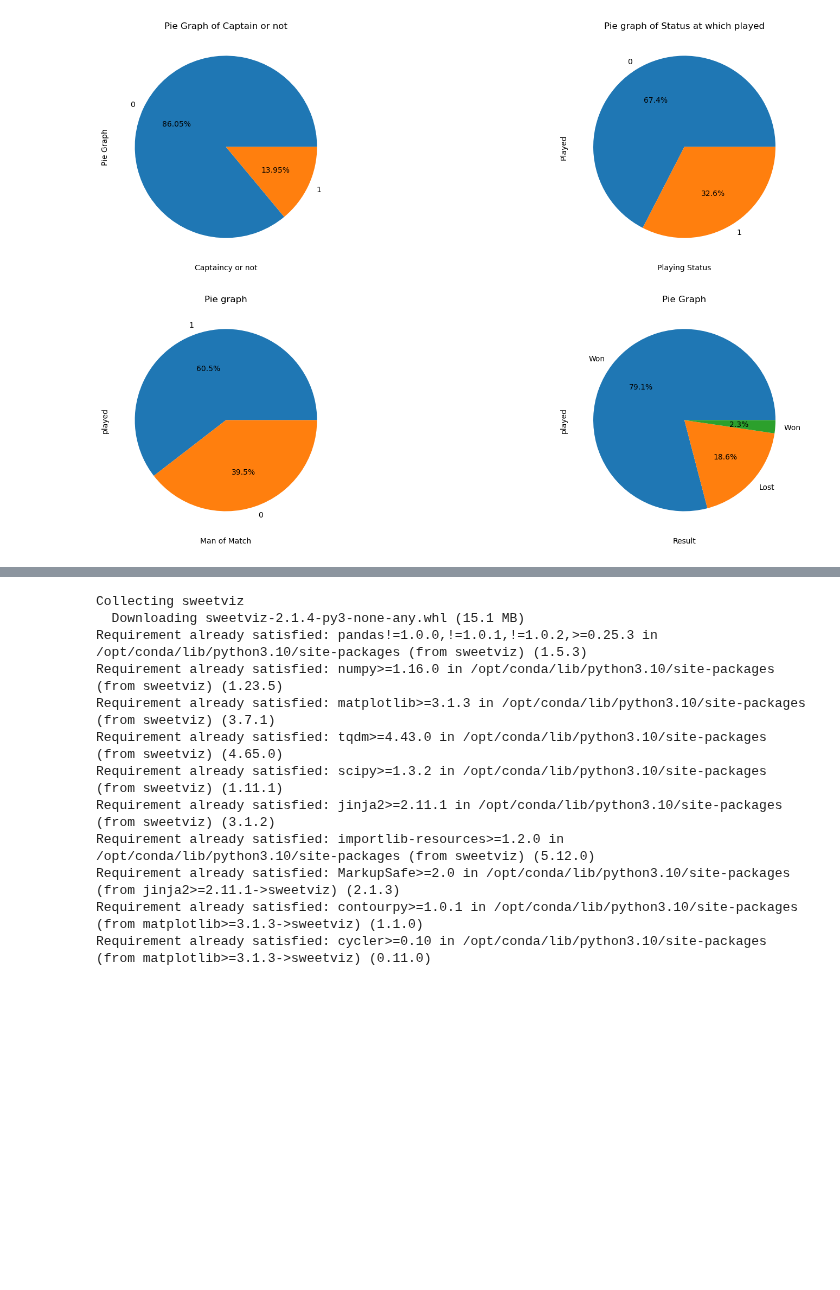
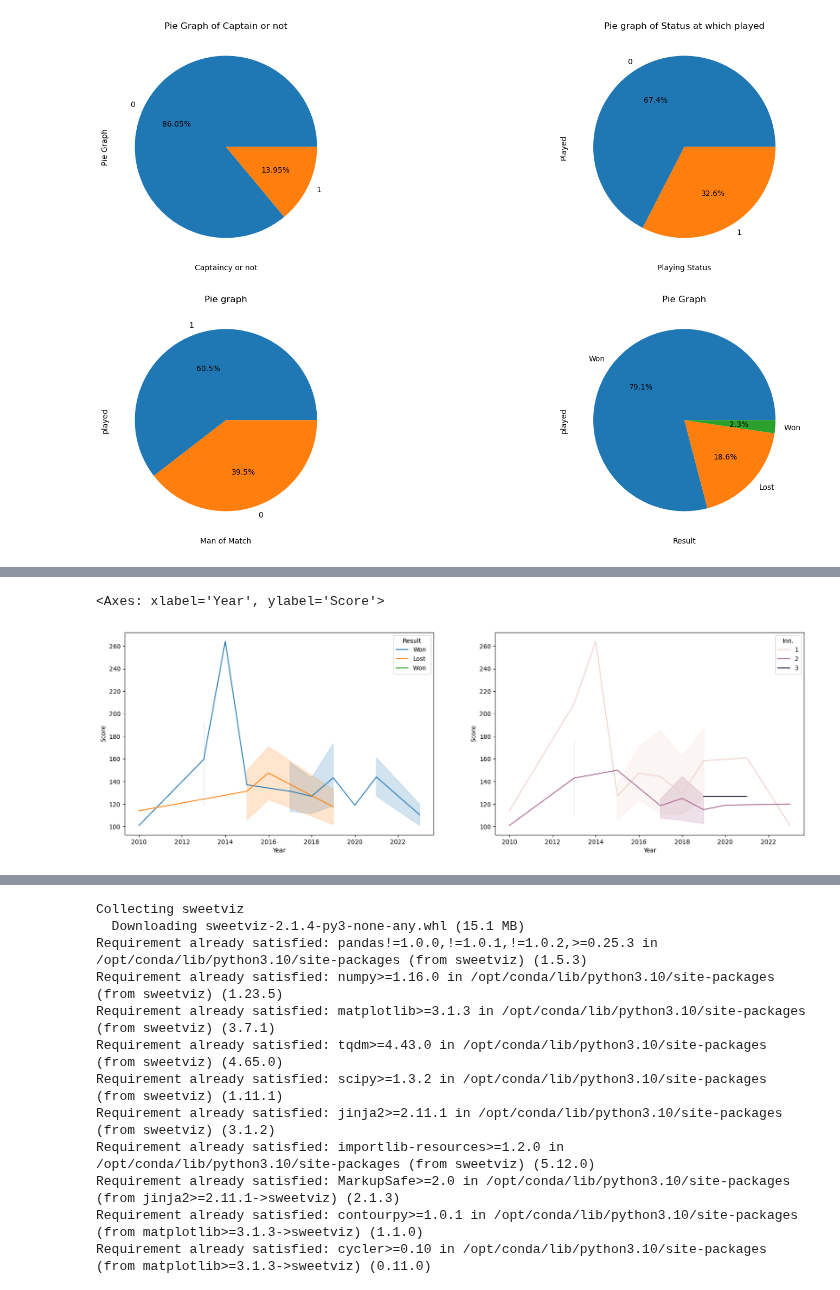
Before and after one commit to ShubhamGupta2505/Dataset-Analysis-Visualization, a Jupyter notebook: notebook83594b1fa3.ipynb, the cells around one changed output, grey strips where cells are left out. Saved outputs shown, nothing was run; the diff lists cells and outputs as text; code cells hidden in the pictures; blank space fills up the shorter version.

```diff
--- a/notebook83594b1fa3.ipynb
+++ b/notebook83594b1fa3.ipynb
@@ -267,0 +310,9 @@ Text(0.5, 1.0, 'Pie Graph')
+# %%
+plt.figure(figsize=(20,6))
+plt.subplot(1,2,1)
+sns.lineplot(x='Year',y='Score',data=df,hue='Result')
+plt.subplot(1,2,2)
+sns.lineplot(x='Year',y='Score',data=df,hue='Inn.')
+# %% [output]
+<Axes: xlabel='Year', ylabel='Score'>
+[figure, added]
```
Also changed, not shown: parts of 6 cells of this notebook.
